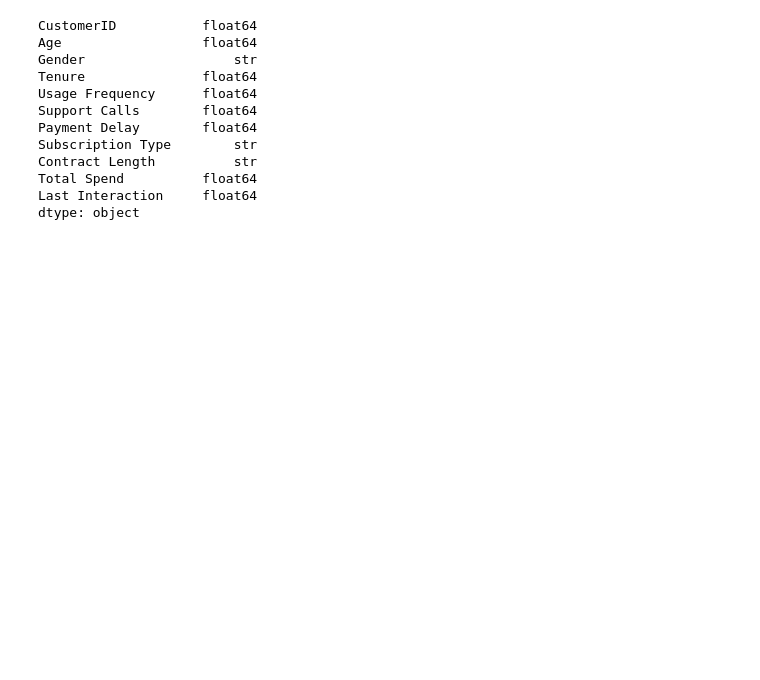
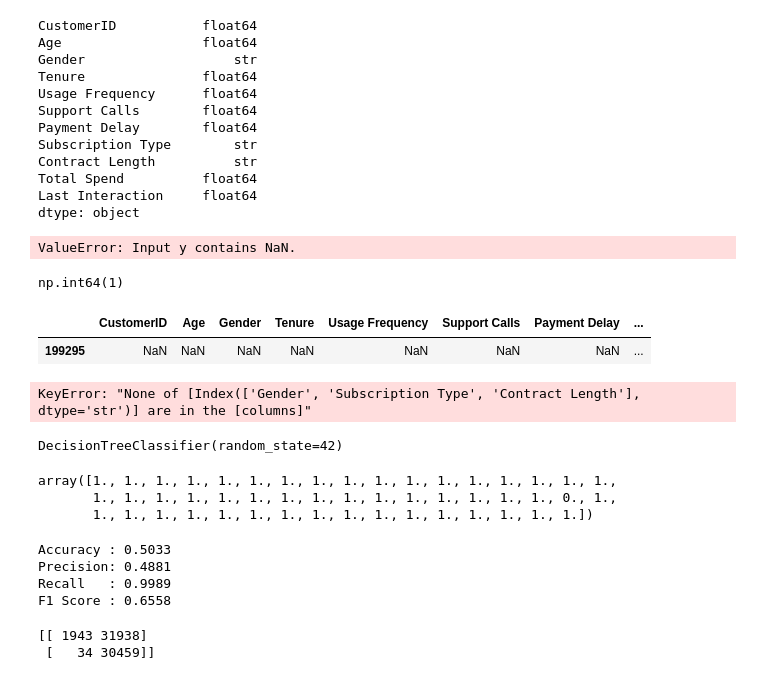
Before and after one commit to mustafagohar-sp/AI-ML-Internship, a Jupyter notebook: Week 2/customer_churn_dt.ipynb, the cells around one changed output. Cells and saved outputs as stored; diff of their text form; code cells hidden in the pictures; blank space fills up the shorter version.

Commit message:
model predicted and then failed

```diff
--- a/Week 2/customer_churn_dt.ipynb
+++ b/Week 2/customer_churn_dt.ipynb
@@ -218,0 +223,15 @@ X_test = pd.get_dummies(
+# %%
+# model training
+
+dt.fit(X_train , y_train)
+# %% [output]
+ValueError: Input y contains NaN.
+# %%
+y_train.isnull().sum()
+# %% [output]
+np.int64(1)
+# %%
+train_df[train_df["Churn"].isnull()]
+# %% [output]
+|  | CustomerID | Age | Gender | Tenure | Usage Frequency | Support Calls | Payment Delay | ... |
+| 199295 | NaN | NaN | NaN | NaN | NaN | NaN | NaN | ... |
@@ -218,0 +244,13 @@ X_test = pd.get_dummies(
+# %%
+categorical_columns = [
+    "Gender",
+    "Subscription Type",
+    "Contract Length"
+]
+
+X_train = pd.get_dummies(X_train, columns=categorical_columns)
+X_test = pd.get_dummies(X_test, columns=categorical_columns)
+
+X_train, X_test = X_train.align(X_test, join="left", axis=1, fill_value=0)
+# %% [output]
+KeyError: "None of [Index(['Gender', 'Subscription Type', 'Contract Length'], dtype='str')] are in the [columns]"
@@ -218,0 +275,4 @@ X_test = pd.get_dummies(
+# %%
+dt.fit(X_train , y_train)
+# %% [output]
+DecisionTreeClassifier(random_state=42)
@@ -218,0 +282,39 @@ X_test = pd.get_dummies(
+# %%
+y_pred[:50]
+# %% [output]
+array([1., 1., 1., 1., 1., 1., 1., 1., 1., 1., 1., 1., 1., 1., 1., 1., 1.,
+       1., 1., 1., 1., 1., 1., 1., 1., 1., 1., 1., 1., 1., 1., 1., 0., 1.,
+       1., 1., 1., 1., 1., 1., 1., 1., 1., 1., 1., 1., 1., 1., 1., 1.])
+# %%
+# evaluation of predictions made by model
+
+from sklearn.metrics import (
+    accuracy_score,
+    precision_score,
+    recall_score,
+    f1_score,
+    confusion_matrix,
+    classification_report
+)
+
+# Model Evaluation
+accuracy = accuracy_score(y_test, y_pred)
+precision = precision_score(y_test, y_pred)
+recall = recall_score(y_test, y_pred)
+f1 = f1_score(y_test, y_pred)
+
+print(f"Accuracy : {accuracy:.4f}")
+print(f"Precision: {precision:.4f}")
+print(f"Recall   : {recall:.4f}")
+print(f"F1 Score : {f1:.4f}")
+# %% [output]
+Accuracy : 0.5033
+Precision: 0.4881
+Recall   : 0.9989
+F1 Score : 0.6558
+# %%
+cm = confusion_matrix(y_test , y_pred)
+print(cm)
+# %% [output]
+[[ 1943 31938]
+ [   34 30459]]
```
Also changed, not shown: parts of 9 cells of this notebook.
